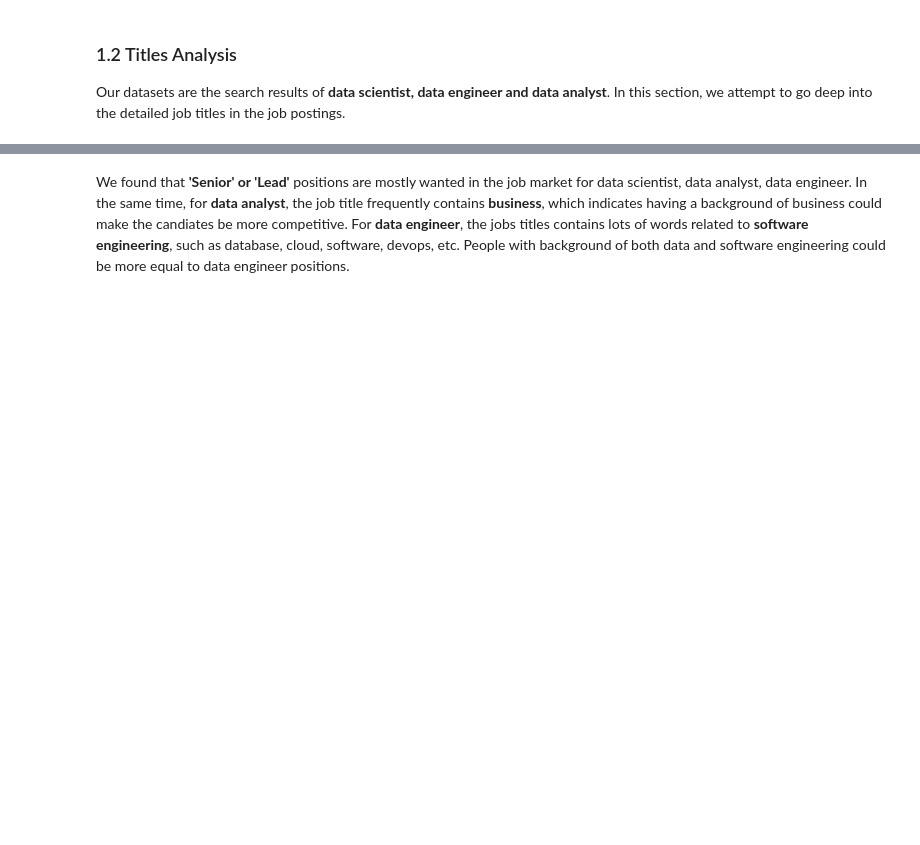
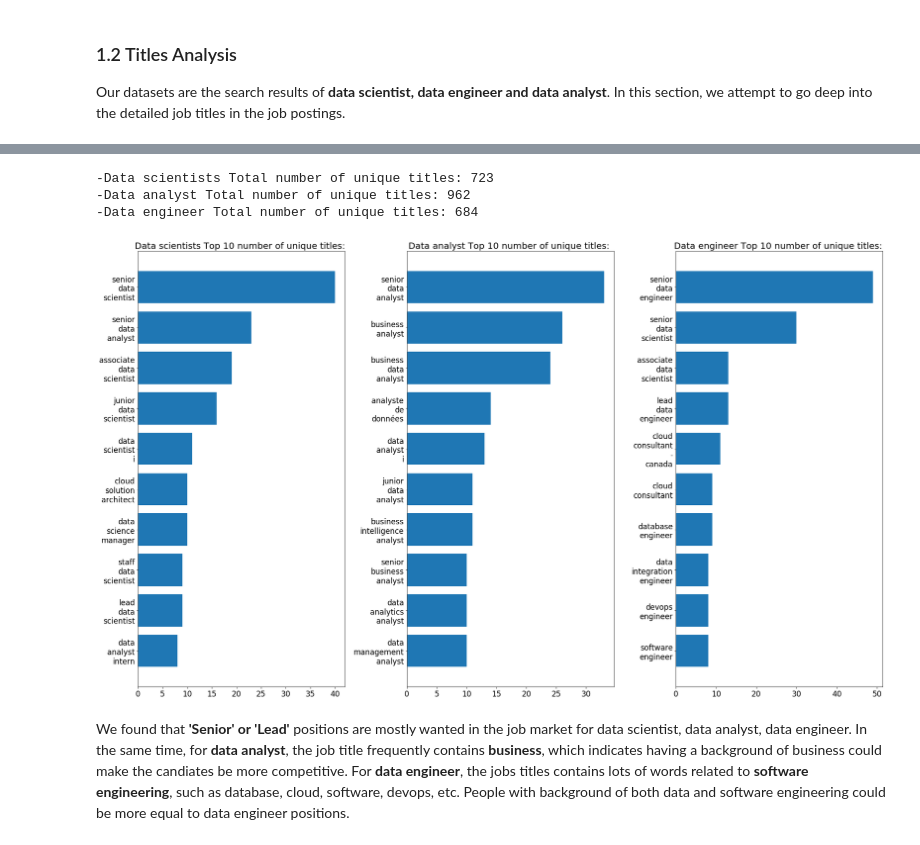
Before and after one commit to liuweilin17/mie1624, a Jupyter notebook: project/Linkedin-Indeed.ipynb, the cells around one changed output, grey strips where cells are left out. Saved outputs shown, nothing was run; the diff lists cells and outputs as text; code cells hidden in the pictures; blank space fills up the shorter version.

```diff
--- a/project/Linkedin-Indeed.ipynb
+++ b/project/Linkedin-Indeed.ipynb
@@ -240,3 +169,39 @@ Data engineer title info:
+# %%
+def title_info_new(df, ax, top=10, rms=[], title=""):
+    titles_dt = collections.Counter(df['Title'])
+    for rm in rms:
+        if rm in titles_dt:
+            del titles_dt[rm]
+    titles_sorted = sorted(titles_dt.keys(), key=lambda x:titles_dt[x])
+    total = df.shape[0]
+    print('-{} Total number of unique titles: {}'.format(title, len(titles_sorted)))
+    tops = titles_sorted[-top:]
+    x = [re.sub(' ', '\n', t) for t in tops]
+    y = [titles_dt[t] for t in tops]
+    ax.barh(x, y)
+#     for index, value in enumerate(y):
+#         txt = '{}%'.format(format(value/total*100, '.1f'))
+#         plt.text(value, index, txt)
+    ax.set_title('{} Top {} number of unique titles: '.format(title, top), fontsize=20)
+    # plt.show()
+
+set_plot(xs=17, ys=17)
+fig, axs = plt.subplots(1, 3, figsize=(30,18))
+plt.subplots_adjust(wspace=0.3)
+rms=['data scientist', 'data analyst', 'data engineer']
+df_scientist = df[df['Query']=='data scientist']
+df_analyst = df[df['Query']=='data analyst']
+df_engineer = df[df['Query']=='data engineer']
+
+title_info_new(df_scientist, axs[0], rms=rms, title="Data scientists")
+title_info_new(df_analyst, axs[1], rms=rms, title="Data analyst")
+title_info_new(df_engineer, axs[2], rms=rms, title="Data engineer")
+plt.show()
+# %% [output]
+-Data scientists Total number of unique titles: 723
+-Data analyst Total number of unique titles: 962
+-Data engineer Total number of unique titles: 684
+[figure, added]
 # %% [markdown]
 We found that **'Senior' or 'Lead'** positions are mostly wanted in the job market for data scientist, data analyst, data engineer. In the same time, for **data analyst**, the job title frequently contains **business**, which indicates having a background of business could make the candiates be more competitive. For **data engineer**, the jobs titles contains lots of words related to **software engineering**, such as database, cloud, software, devops, etc. People with background of both data and software engineering could be more equal to data engineer positions.
 # %% [markdown]
```
Also changed, not shown: parts of 33 cells of this notebook, 1 other file.
